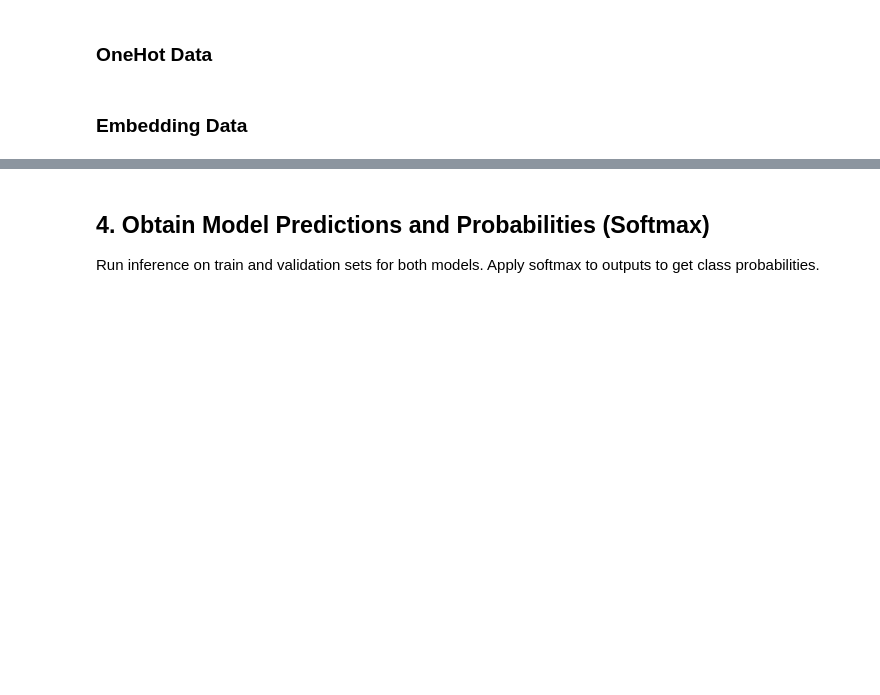
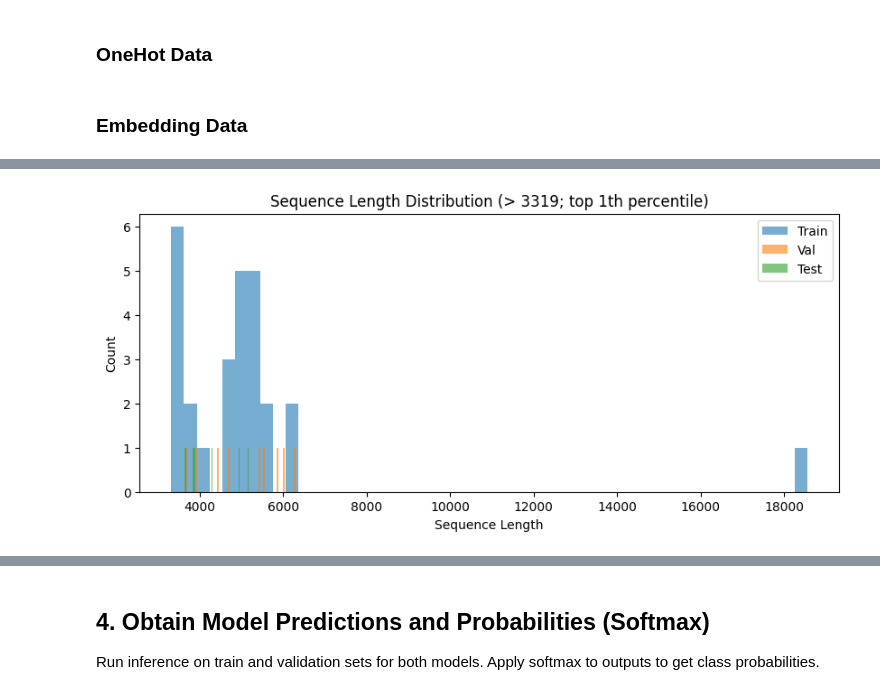
Before and after one commit to TobiasNeumeier/ProteinPrediction, a Jupyter notebook: src/EVAL_ProteinModel_Comparison.ipynb, the cells around one changed output, grey strips where cells are left out. Drawn from its saved outputs; the diff is of its cells as text; code cells hidden in the pictures; blank space fills up the shorter version.

```diff
--- a/src/EVAL_ProteinModel_Comparison.ipynb
+++ b/src/EVAL_ProteinModel_Comparison.ipynb
@@ -145,0 +181,15 @@ test_loader_emb = DataLoader(test_dataset_emb, batch_size=BATCH_SIZE, shuffle=Fa
+# %%
+q = 99  # Show up to 99th percentile
+max_length = np.percentile(np.concatenate([lengths_train, lengths_val, lengths_test]), q)
+plt.figure(figsize=(10,4))
+plt.hist(lengths_train[lengths_train > max_length], bins=50, alpha=0.6, label='Train')
+plt.hist(lengths_val[lengths_val > max_length], bins=50, alpha=0.6, label='Val')
+plt.hist(lengths_test[lengths_test > max_length], bins=50, alpha=0.6, label='Test')
+plt.xlabel('Sequence Length')
+plt.ylabel('Count')
+#plt.ylim(0, 100)  # Limit y-axis for better visibility
+plt.title(f'Sequence Length Distribution (> {int(max_length)}; top {100-q}th percentile)')
+plt.legend()
+plt.show()
+# %% [output]
+[figure, added]
```
Also changed, not shown: parts of 17 cells of this notebook.
